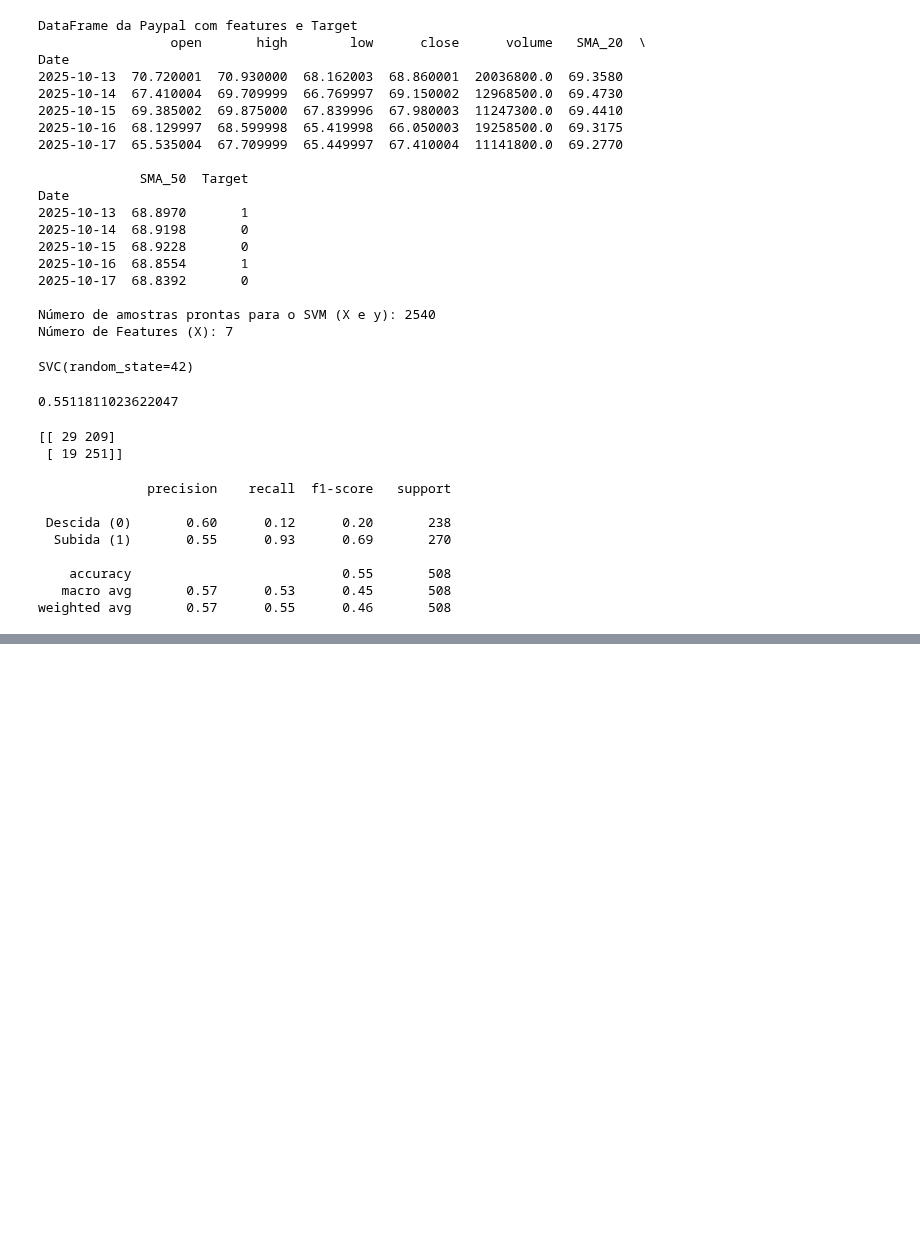
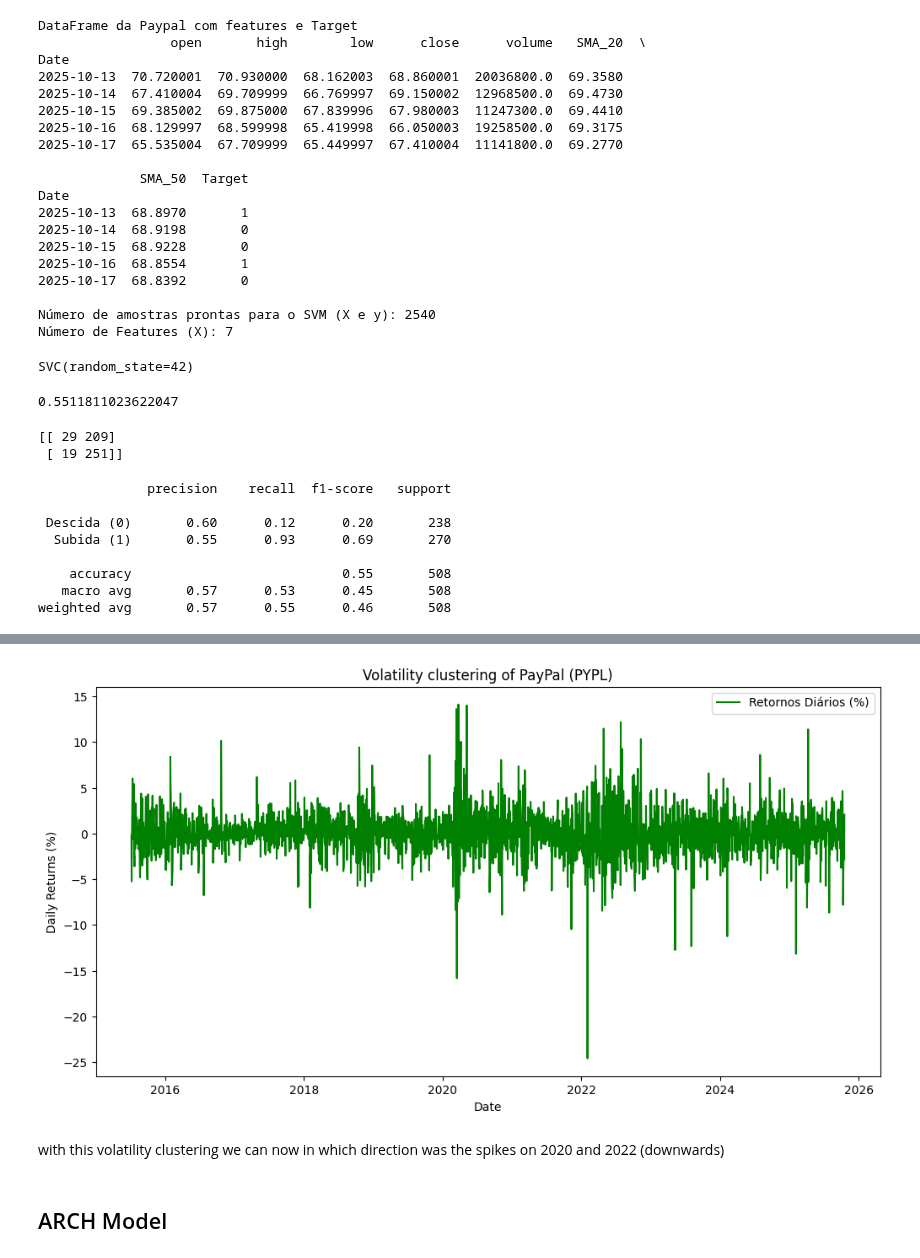
Before and after one commit to guilhermemalves03/Tecnicas-Avancadas-de-Analise-de-Dados, a Jupyter notebook: ProjetoMachineLearning/ProjetoMachineLearning.ipynb, the cells around one changed output, grey strips where cells are left out. Saved outputs shown, nothing was run; the diff lists cells and outputs as text; code cells hidden in the pictures; blank space fills up the shorter version.

```diff
--- a/ProjetoMachineLearning/ProjetoMachineLearning.ipynb
+++ b/ProjetoMachineLearning/ProjetoMachineLearning.ipynb
@@ -205,0 +237,16 @@ weighted avg       0.57      0.55      0.46       508
+# %%
+retv = ret.values
+# %%
+plt.figure(figsize=(12, 6))
+plt.plot(df_pypl.index[1:], retv, label='Retornos Diários (%)', color='green')
+plt.title('Volatility clustering of PayPal (PYPL)')
+plt.xlabel('Date')
+plt.ylabel('Daily Returns (%)')
+plt.legend()
+plt.show()
+# %% [output]
+[figure, added]
+# %% [markdown]
+with this volatility clustering we can now in which direction was the spikes on 2020 and 2022 (downwards)
+# %% [markdown]
+## ARCH Model
```
Also changed, not shown: parts of 51 cells of this notebook, 4 other files.
